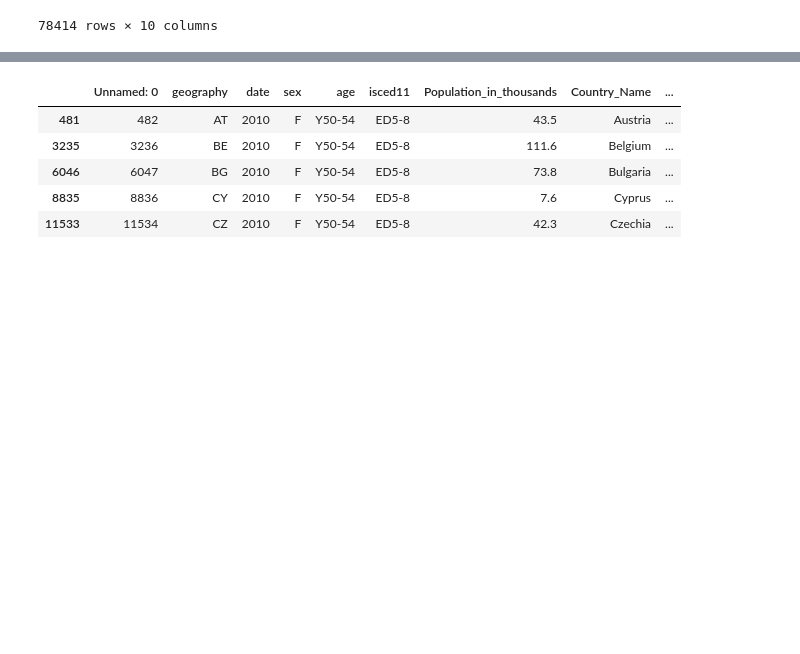
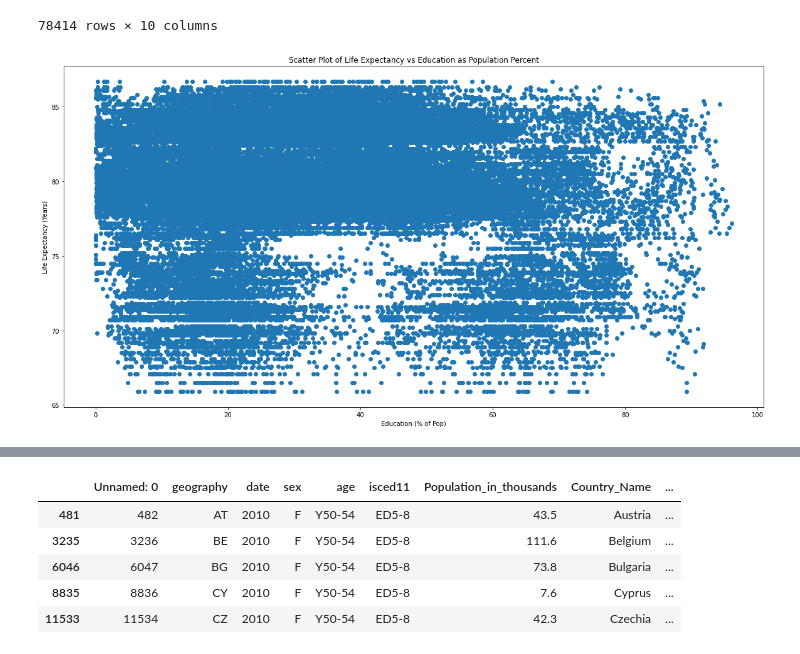
Before and after one commit to ywu223/Capstone1_Compsognathus, a Jupyter notebook: project1john.ipynb, the cells around one changed output, grey strips where cells are left out. Saved outputs shown, nothing was run; the diff lists cells and outputs as text; code cells hidden in the pictures; blank space fills up the shorter version.

```diff
--- a/project1john.ipynb
+++ b/project1john.ipynb
@@ -25,3 +25,17 @@ life_expectancy_at_birth_df
 | 78412 | 78413 | UK | 2018 | M | Y30-34 | ED0-2 | 360.9 | United Kingdom | ... |
 | 78413 | 78414 | UK | 2018 | M | Y25-49 | ED5-8 | 4771.9 | United Kingdom | ... |
 78414 rows × 10 columns
+# %%
+# Scatter Plot
+# using all data except total
+filtered_NotTotalEd_df = life_expectancy_at_birth_df.query('isced11 != "TOTAL"')
+
+plt.figure(figsize=(20,10))
+plt.scatter(filtered_NotTotalEd_df['normal_percentage'], filtered_NotTotalEd_df['Life_expectancy_in_years'])
+plt.title("Scatter Plot of Life Expectancy vs Education as Population Percent")
+plt.xlabel("Education (% of Pop)")
+plt.ylabel("Life Expectancy (Years)")
+filtered_NotTotalEd_df
+plt.show()
+# %% [output]
+[figure, added]
```
Also changed, not shown: parts of 7 cells of this notebook, 1 other file.
